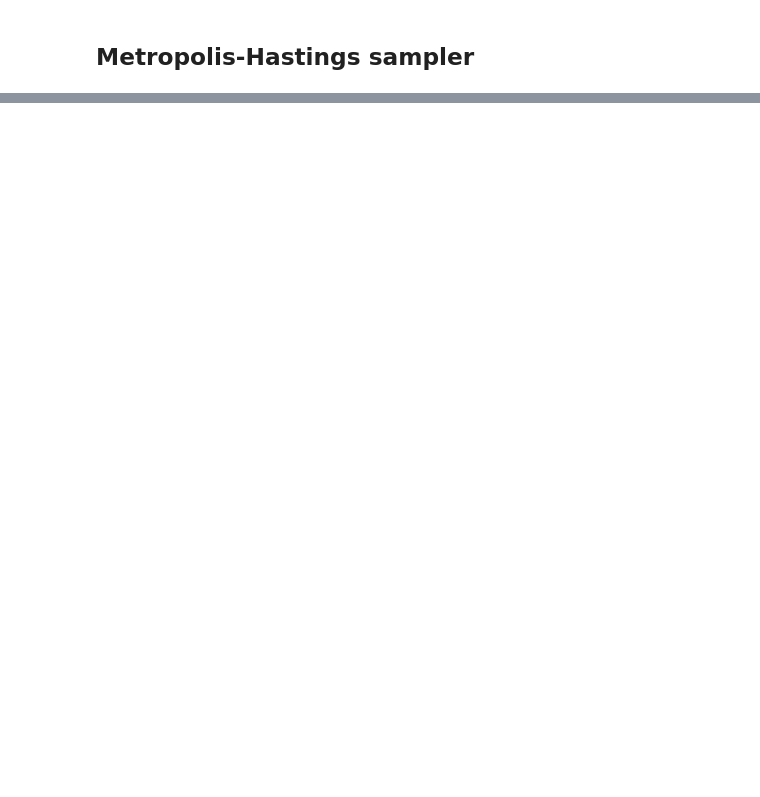
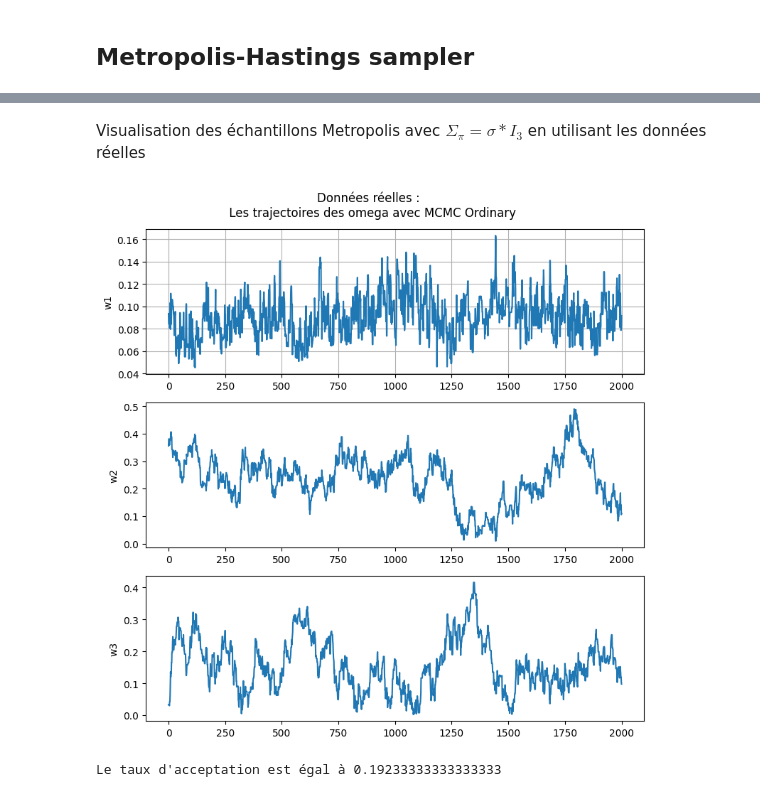
Before and after one commit to nassihsawssane/Monte-Carlo-based-project, a Jupyter notebook: MCMC_Ordinary_sampler_Q1.ipynb, the cells around one changed output, grey strips where cells are left out. Drawn from its saved outputs; the diff is of its cells as text; code cells hidden in the pictures; blank space fills up the shorter version.

```diff
--- a/MCMC_Ordinary_sampler_Q1.ipynb
+++ b/MCMC_Ordinary_sampler_Q1.ipynb
@@ -119,0 +377,30 @@ def posterior (returns, omega, var) :
+# %% [markdown]
+Visualisation des échantillons Metropolis avec $\Sigma_\pi = \sigma*I_3$ en utilisant les données réelles
+# %%
+echant_reel = metropolis2 (r, omega_current, n_iter, var, Sigma_opt_reel)[1]
+
+# Visualisation de l'évolution des paramètres à partir des données simulées avec un burn-in de 1000 observations
+
+fig, axs = plt.subplots(3, 1, figsize=(8, 8))
+axs[0].plot(range(2001), echant_reel[1000:, 0])
+axs[0].set_ylabel('w1')
+axs[0].grid()
+
+axs[1].plot(range(2001), echant_reel[1000:, 1])
+axs[1].set_ylabel('w2')
+axs[0].grid()
+
+axs[2].plot(range(2001), echant_reel[1000:, 2])
+axs[2].set_ylabel('w3')
+axs[0].grid()
+
+plt.suptitle("Données réelles : \n Les trajectoires des omega avec MCMC Ordinary")
+plt.tight_layout()
+plt.show()
+
+
+accep_rate_reel = metropolis2 (r, omega_current, n_iter, var, Sigma_opt_sim)[0]
+print("Le taux d'acceptation est égal à " + str(accep_rate_reel))
+# %% [output]
+[figure, added]
+Le taux d'acceptation est égal à 0.19233333333333333
```
Also changed, not shown: parts of 14 cells of this notebook, 1 other file.
